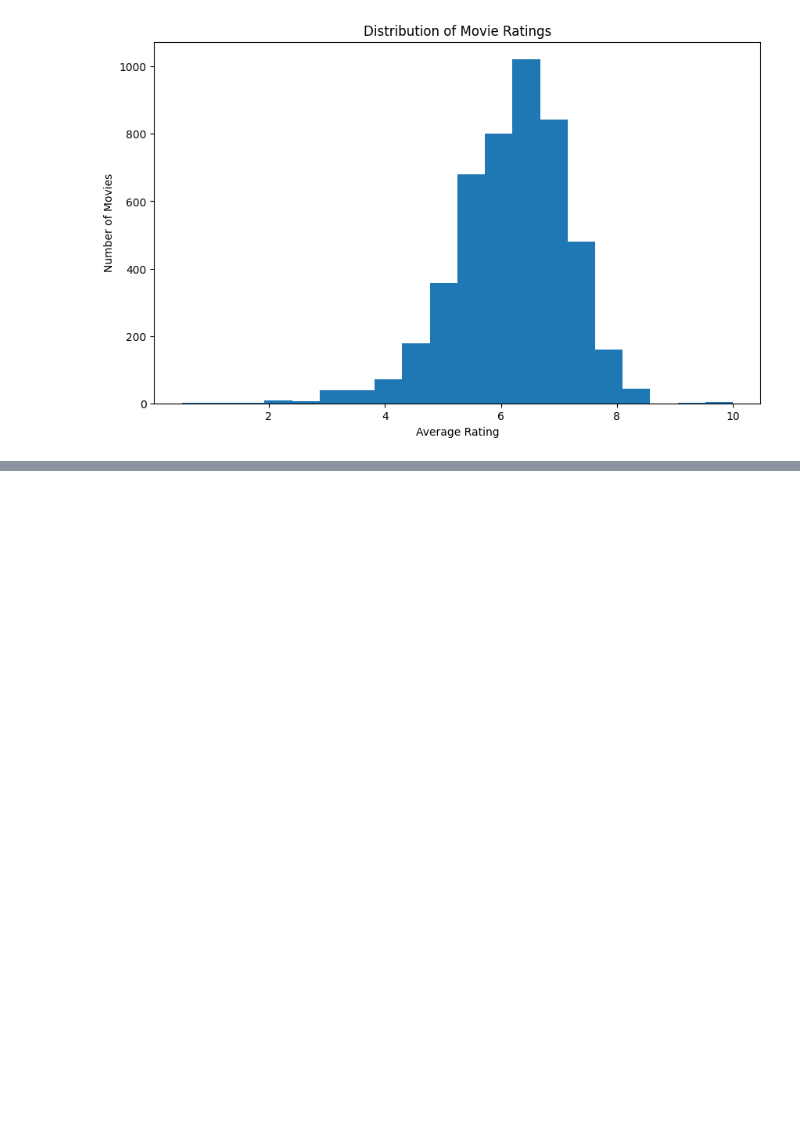
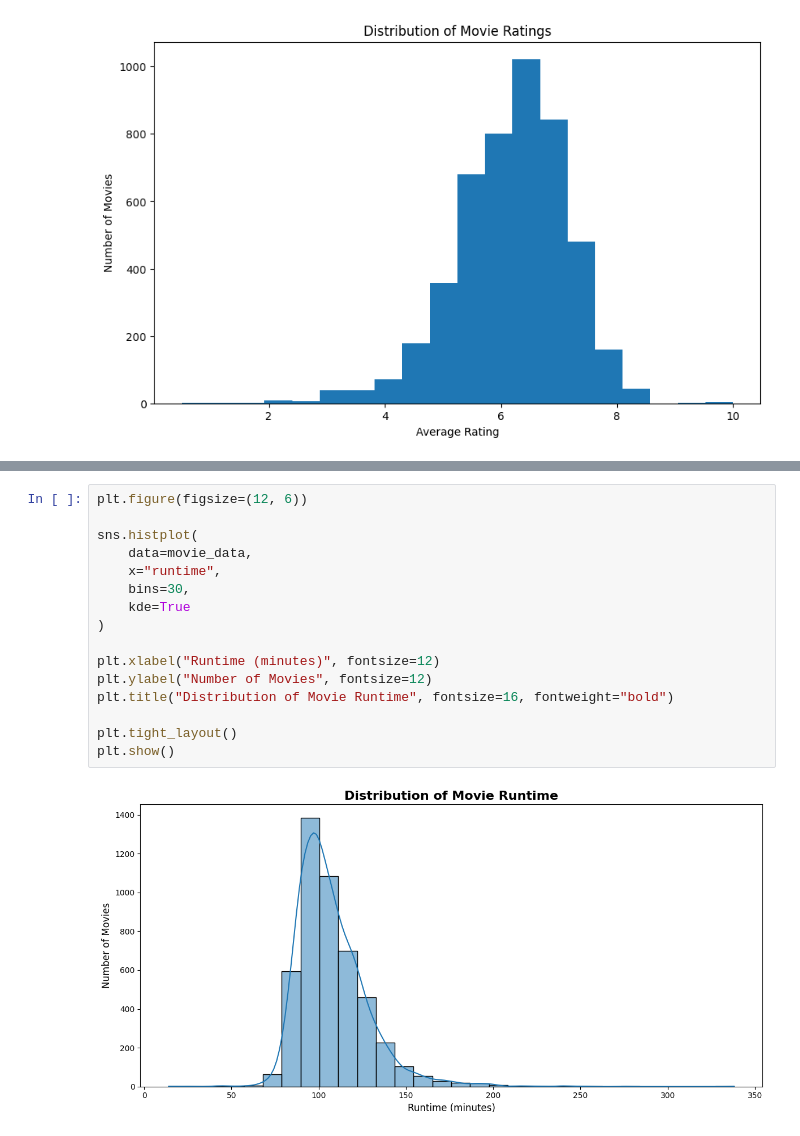
Before and after one commit to fajsef9/Movie-EDA, a Jupyter notebook: Movie_eda.ipynb, the cells around one changed output, grey strips where cells are left out. Cells and saved outputs as stored; diff of their text form; blank space fills up the shorter version.

```diff
--- a/Movie_eda.ipynb
+++ b/Movie_eda.ipynb
@@ -584,0 +632,18 @@ plt.show()
+# %%
+plt.figure(figsize=(12, 6))
+
+sns.histplot(
+    data=movie_data,
+    x="runtime",
+    bins=30,
+    kde=True
+)
+
+plt.xlabel("Runtime (minutes)", fontsize=12)
+plt.ylabel("Number of Movies", fontsize=12)
+plt.title("Distribution of Movie Runtime", fontsize=16, fontweight="bold")
+
+plt.tight_layout()
+plt.show()
+# %% [output]
+[figure, added]
```
Also changed, not shown: parts of 13 cells of this notebook.
